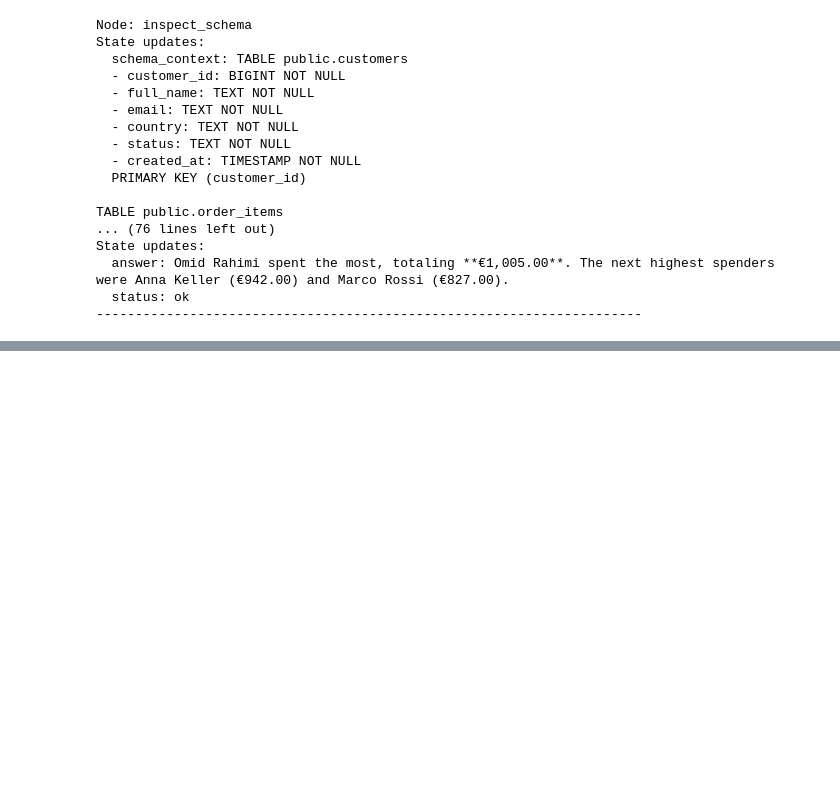
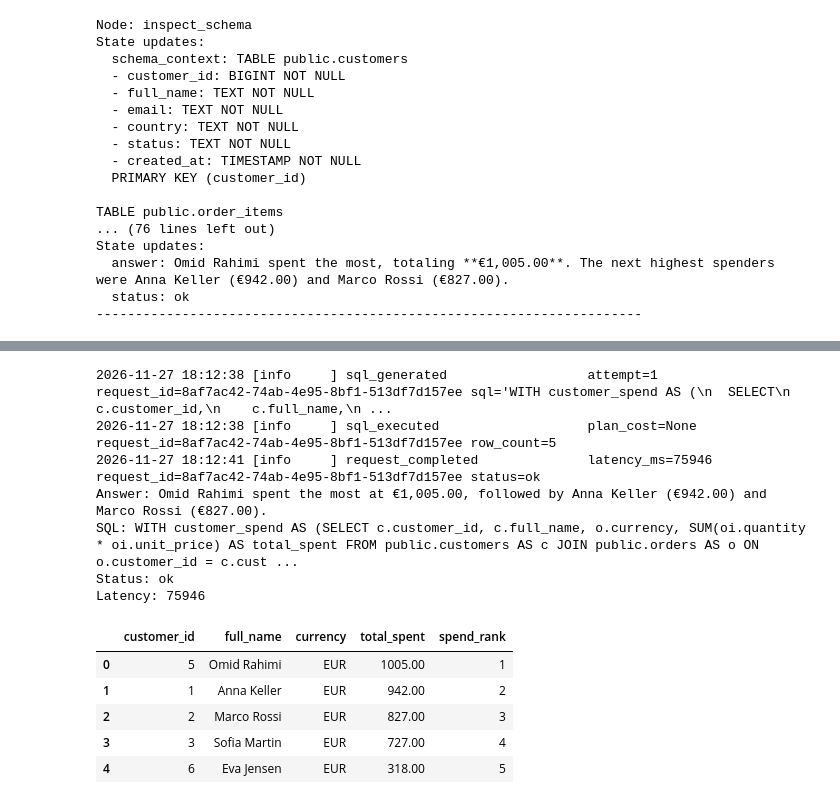
Before and after one commit to mghasemi19/Postgres-Agentic-SQL, a Jupyter notebook: notebooks/test_notebook.ipynb, the cells around one changed output, grey strips where cells are left out. Drawn from its saved outputs; the diff is of its cells as text; code cells hidden in the pictures; blank space fills up the shorter version.

```diff
--- a/notebooks/test_notebook.ipynb
+++ b/notebooks/test_notebook.ipynb
@@ -254,0 +368,29 @@ from prometheus_client import CONTENT_TYPE_LATEST, Counter, Histogram, generate_
+# %%
+from db_agent.service import DatabaseAgentService
+
+service = DatabaseAgentService(settings)
+
+response = service.query(
+    "Which customers spent the most money?"
+)
+
+print("Answer:", response.answer)
+print("SQL:", response.sql)
+print("Status:", response.status)
+print("Latency:", response.latency_ms)
+
+display(pd.DataFrame(response.rows))
+# %% [output]
+2026-11-27 18:12:38 [info     ] sql_generated                  attempt=1 request_id=8af7ac42-74ab-4e95-8bf1-513df7d157ee sql='WITH customer_spend AS (\n  SELECT\n    c.customer_id,\n    c.full_name,\n ...
+2026-11-27 18:12:38 [info     ] sql_executed                   plan_cost=None request_id=8af7ac42-74ab-4e95-8bf1-513df7d157ee row_count=5
+2026-11-27 18:12:41 [info     ] request_completed              latency_ms=75946 request_id=8af7ac42-74ab-4e95-8bf1-513df7d157ee status=ok
+Answer: Omid Rahimi spent the most at €1,005.00, followed by Anna Keller (€942.00) and Marco Rossi (€827.00).
+SQL: WITH customer_spend AS (SELECT c.customer_id, c.full_name, o.currency, SUM(oi.quantity * oi.unit_price) AS total_spent FROM public.customers AS c JOIN public.orders AS o ON o.customer_id = c.cust ...
+Status: ok
+Latency: 75946
+|  | customer_id | full_name | currency | total_spent | spend_rank |
+| 0 | 5 | Omid Rahimi | EUR | 1005.00 | 1 |
+| 1 | 1 | Anna Keller | EUR | 942.00 | 2 |
+| 2 | 2 | Marco Rossi | EUR | 827.00 | 3 |
+| 3 | 3 | Sofia Martin | EUR | 727.00 | 4 |
+| 4 | 6 | Eva Jensen | EUR | 318.00 | 5 |
```
Also changed, not shown: parts of 7 cells of this notebook.
